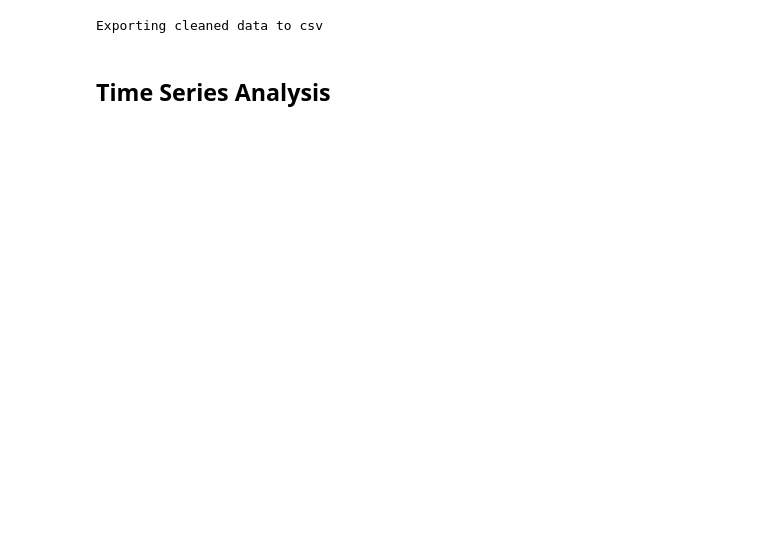
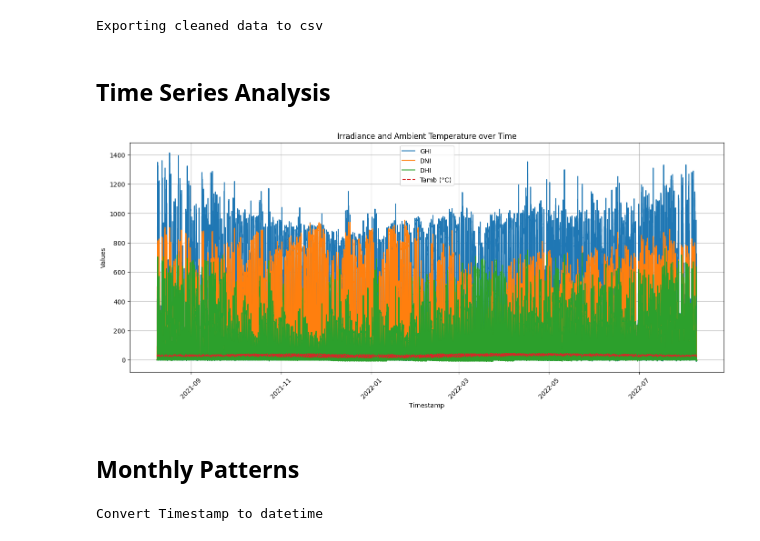
Before and after one commit to Reid-T-W/solar-challenge-week1, a Jupyter notebook: notebooks/benin_eda.ipynb, the cells around one changed output. Saved outputs shown, nothing was run; the diff lists cells and outputs as text; code cells hidden in the pictures; blank space fills up the shorter version.

```diff
--- a/notebooks/benin_eda.ipynb
+++ b/notebooks/benin_eda.ipynb
@@ -233,3 +235,33 @@ Exporting cleaned data to csv
 ## Time Series Analysis
 # %%
 print("Time Series Analysis")
+import pandas as pd
+import matplotlib.pyplot as plt
+
+def plot_irradiance_temperature(df: pd.DataFrame):
+    df = df.copy()
+    df['Timestamp'] = pd.to_datetime(df['Timestamp'])
+
+    plt.figure(figsize=(14, 6))
+    plt.plot(df['Timestamp'], df['GHI'], label='GHI')
+    plt.plot(df['Timestamp'], df['DNI'], label='DNI')
+    plt.plot(df['Timestamp'], df['DHI'], label='DHI')
+    plt.plot(df['Timestamp'], df['Tamb'], label='Tamb (°C)', linestyle='--')
+
+    plt.xlabel('Timestamp')
+    plt.ylabel('Values')
+    plt.title('Irradiance and Ambient Temperature over Time')
+    plt.legend()
+    plt.tight_layout()
+    plt.grid(True)
+    plt.xticks(rotation=45)
+    plt.show()
+# %%
+print("Convert Timestamp to datetime")
+df['Timestamp'] = pd.to_datetime(df['Timestamp'])
+# %%
+plot_irradiance_temperature(df)
+# %% [output]
+[figure, added]
+# %% [markdown]
+## Monthly Patterns
@@ -235,0 +270,5 @@ print("Time Series Analysis")
+# %%
+print("Convert Timestamp to datetime")
+df['Timestamp'] = pd.to_datetime(df['Timestamp'])
+# %% [output]
+Convert Timestamp to datetime
```
Also changed, not shown: parts of 8 cells of this notebook.
